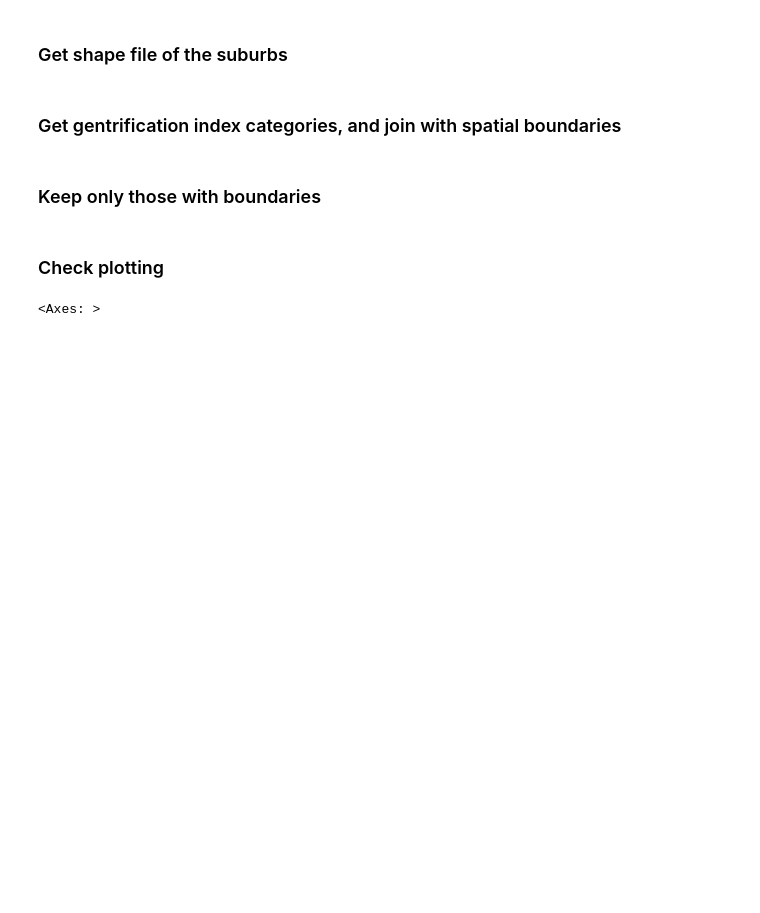
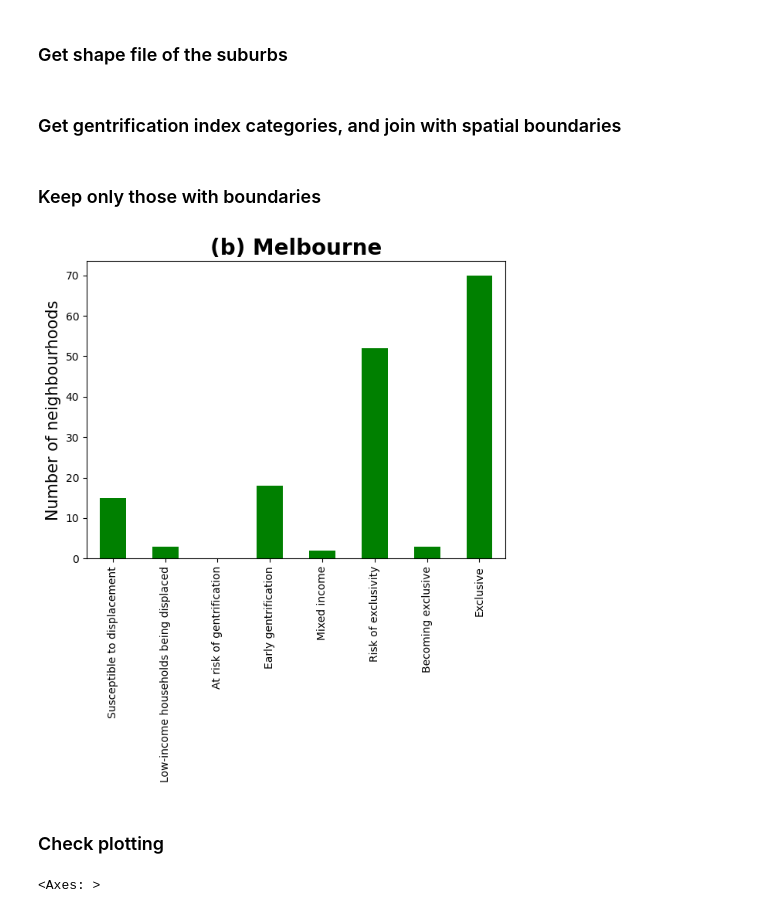
Before and after one commit to Urban-Analytics/INTEGRATE, a Jupyter notebook: llm/python/Molly/Melbourne/GentrificationIndex.ipynb, the cells around one changed output. Drawn from its saved outputs; the diff is of its cells as text; code cells hidden in the pictures; blank space fills up the shorter version.

Commit message:
Melbourne updates

```diff
--- a/llm/python/Molly/Melbourne/GentrificationIndex.ipynb
+++ b/llm/python/Molly/Melbourne/GentrificationIndex.ipynb
@@ -15,7 +16,33 @@ classifications = classifications.merge(central_suburbs, on='SAL_NAME21', how='l
 # %% [markdown]
 ### Keep only those with boundaries
 # %%
-filtered_df = classifications[classifications['geometry'].notnull()]
+filtered_df = classifications[classifications['geometry'].notnull()].copy()
+
+mapping_idx = {1: 'Susceptible to displacement', 2: "Low-income households being displaced",
+           4: "Early gentrification", 5: "Mixed income", 6:"Risk of exclusivity", 7: "Becoming exclusive",
+           8 : "Exclusive"}
+
+filtered_df['classification_new'] = filtered_df['Classification'].map(mapping_idx)
+# %%
+order = ["Susceptible to displacement", "Low-income households being displaced", "At risk of gentrification",
+    "Early gentrification","Mixed income","Risk of exclusivity", "Becoming exclusive", "Exclusive"]
+
+# Make sure classification_new is treated as categorical in the right order
+filtered_df["classification_new"] = pd.Categorical(
+    filtered_df["classification_new"], categories=order, ordered=True)
+
+# Count with all categories (missing ones get 0)
+counts = filtered_df["classification_new"].value_counts().reindex(order, fill_value=0)
+
+# Plot in desired order
+fig, ax = plt.subplots(figsize=(7,5))
+counts.plot(ax=ax, kind="bar", color="green")
+ax.set_xlabel("")
+ax.set_ylabel("Number of neighbourhoods", fontsize=15)
+ax.set_title('(b) Melbourne', fontsize=20, fontweight = 'bold');
+fig.savefig("../Figures/Melbourne_Barplot_GI.png", bbox_inches='tight', pad_inches=0.2)
+# %% [output]
+[figure, added]
 # %% [markdown]
 ### Check plotting
 # %%
```
Also changed, not shown: parts of 1 cell of this notebook, 2 other files.
